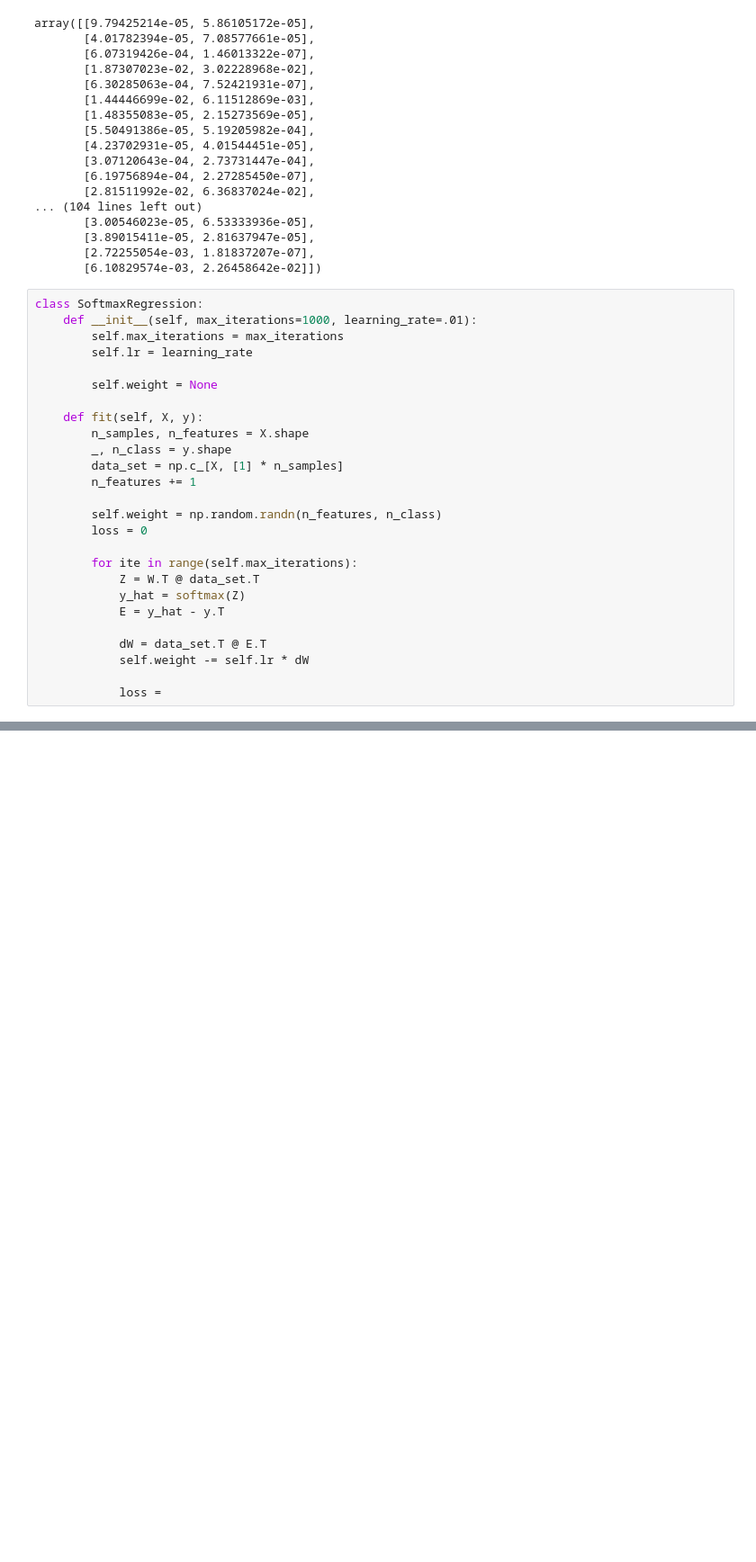
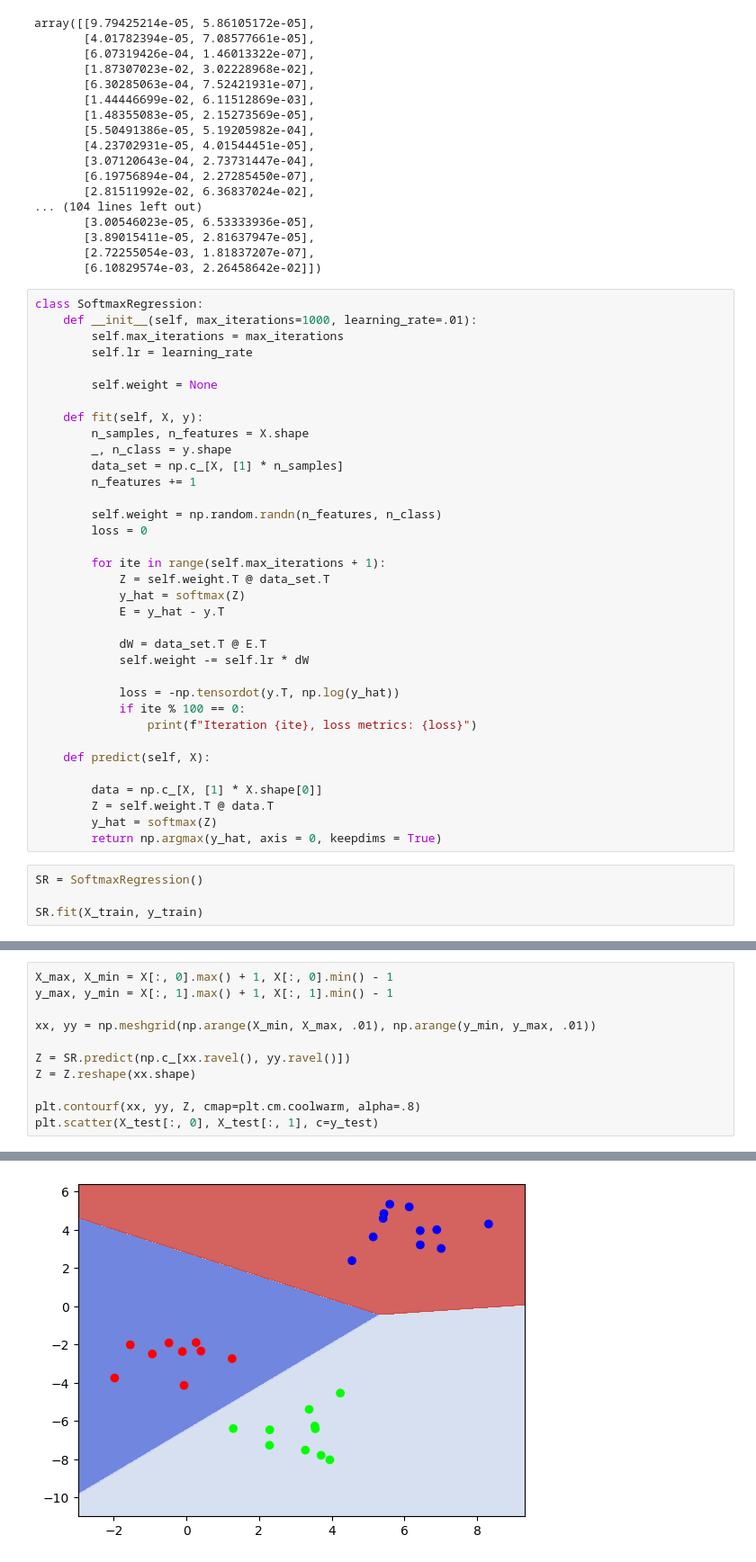
Before and after one commit to nguynlb/DataScience, a Jupyter notebook: MachineLearning/Logistic.ipynb, the cells around one changed output, grey strips where cells are left out. Shown at 90% size. Saved outputs shown, nothing was run; the diff lists cells and outputs as text; blank space fills up the shorter version.

Commit message:
Visualize

```diff
--- a/MachineLearning/Logistic.ipynb
+++ b/MachineLearning/Logistic.ipynb
@@ -101,12 +101,25 @@ class SoftmaxRegression:
         self.weight = np.random.randn(n_features, n_class)
         loss = 0
 
-        for ite in range(self.max_iterations):
-            Z = W.T @ data_set.T
+        for ite in range(self.max_iterations + 1):
+            Z = self.weight.T @ data_set.T
             y_hat = softmax(Z)
             E = y_hat - y.T
 
             dW = data_set.T @ E.T
             self.weight -= self.lr * dW
 
-            loss =
+            loss = -np.tensordot(y.T, np.log(y_hat))
+            if ite % 100 == 0:
+                print(f"Iteration {ite}, loss metrics: {loss}")
+
+    def predict(self, X):
+
+        data = np.c_[X, [1] * X.shape[0]]
+        Z = self.weight.T @ data.T
+        y_hat = softmax(Z)
+        return np.argmax(y_hat, axis = 0, keepdims = True)
+# %%
+SR = SoftmaxRegression()
+
+SR.fit(X_train, y_train)
@@ -112,0 +143,12 @@ class SoftmaxRegression:
+# %%
+X_max, X_min = X[:, 0].max() + 1, X[:, 0].min() - 1
+y_max, y_min = X[:, 1].max() + 1, X[:, 1].min() - 1
+
+xx, yy = np.meshgrid(np.arange(X_min, X_max, .01), np.arange(y_min, y_max, .01))
+
+Z = SR.predict(np.c_[xx.ravel(), yy.ravel()])
+Z = Z.reshape(xx.shape)
+
+plt.contourf(xx, yy, Z, cmap=plt.cm.coolwarm, alpha=.8)
+plt.scatter(X_test[:, 0], X_test[:, 1], c=y_test)
+# %% [output]
@@ -112,0 +156 @@ class SoftmaxRegression:
+[figure, added]
```
Also changed, not shown: parts of 3 cells of this notebook.
